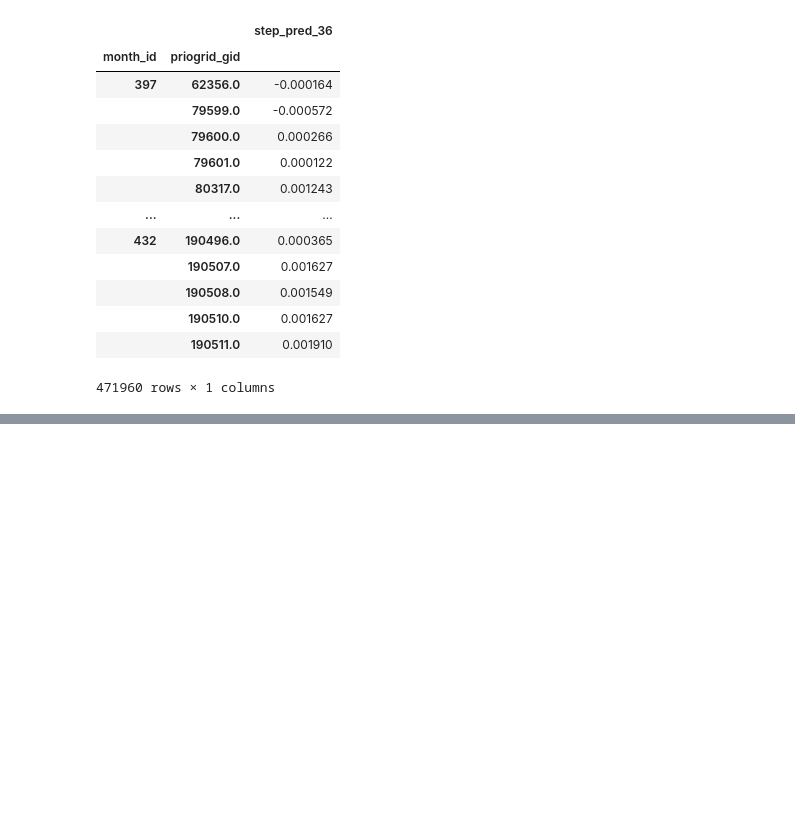
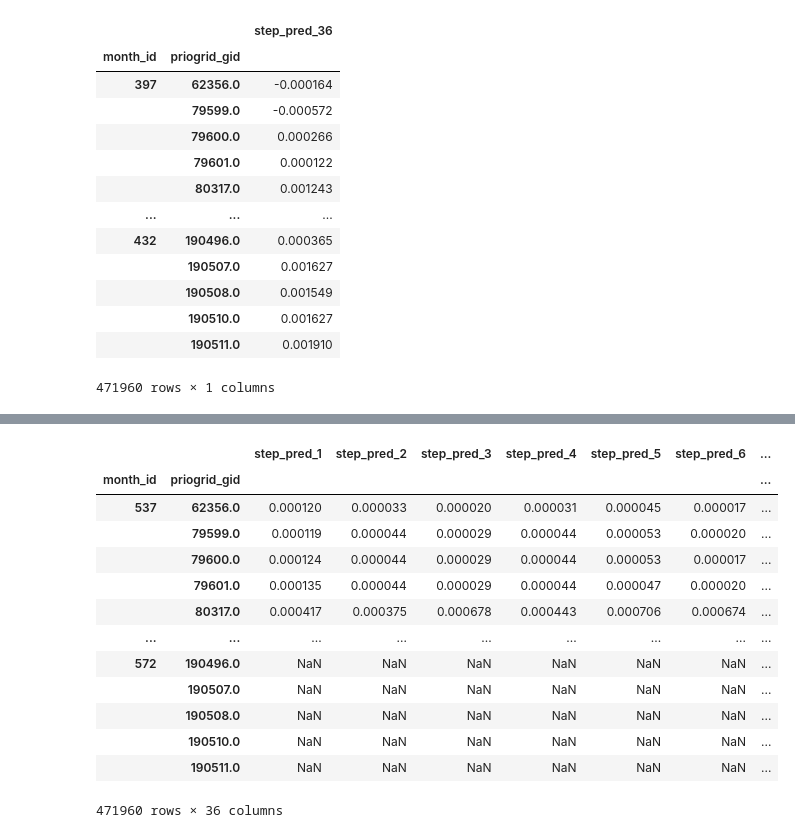
Before and after one commit to prio-data/views_pipeline, a Jupyter notebook: models/old_money/notebooks/test.ipynb, the cells around one changed output, grey strips where cells are left out. Saved outputs shown, nothing was run; the diff lists cells and outputs as text; code cells hidden in the pictures; blank space fills up the shorter version.

```diff
--- a/models/old_money/notebooks/test.ipynb
+++ b/models/old_money/notebooks/test.ipynb
@@ -578,3 +578,20 @@ e1
 | mean | 0.053625 | 0.020014 | None | None | None | 0.020014 | None | None | None | None | ... |
 | std | 0.008254 | 0.001600 | None | None | None | 0.001600 | None | None | None | None | ... |
 | median | 0.056582 | 0.020924 | None | None | None | 0.020924 | None | None | None | None | ... |
+# %%
+pd.read_pickle('../data/generated/predictions_36_forecasting_20241009_153720.pkl')
+# %% [output]
+|  |  | step_pred_1 | step_pred_2 | step_pred_3 | step_pred_4 | step_pred_5 | step_pred_6 | ... |
+| month_id | priogrid_gid |  |  |  |  |  |  | ... |
+| 537 | 62356.0 | 0.000120 | 0.000033 | 0.000020 | 0.000031 | 0.000045 | 0.000017 | ... |
+|  | 79599.0 | 0.000119 | 0.000044 | 0.000029 | 0.000044 | 0.000053 | 0.000020 | ... |
+|  | 79600.0 | 0.000124 | 0.000044 | 0.000029 | 0.000044 | 0.000053 | 0.000017 | ... |
+|  | 79601.0 | 0.000135 | 0.000044 | 0.000029 | 0.000044 | 0.000047 | 0.000020 | ... |
+|  | 80317.0 | 0.000417 | 0.000375 | 0.000678 | 0.000443 | 0.000706 | 0.000674 | ... |
+| ... | ... | ... | ... | ... | ... | ... | ... | ... |
+| 572 | 190496.0 | NaN | NaN | NaN | NaN | NaN | NaN | ... |
+|  | 190507.0 | NaN | NaN | NaN | NaN | NaN | NaN | ... |
+|  | 190508.0 | NaN | NaN | NaN | NaN | NaN | NaN | ... |
+|  | 190510.0 | NaN | NaN | NaN | NaN | NaN | NaN | ... |
+|  | 190511.0 | NaN | NaN | NaN | NaN | NaN | NaN | ... |
+471960 rows × 36 columns
```
